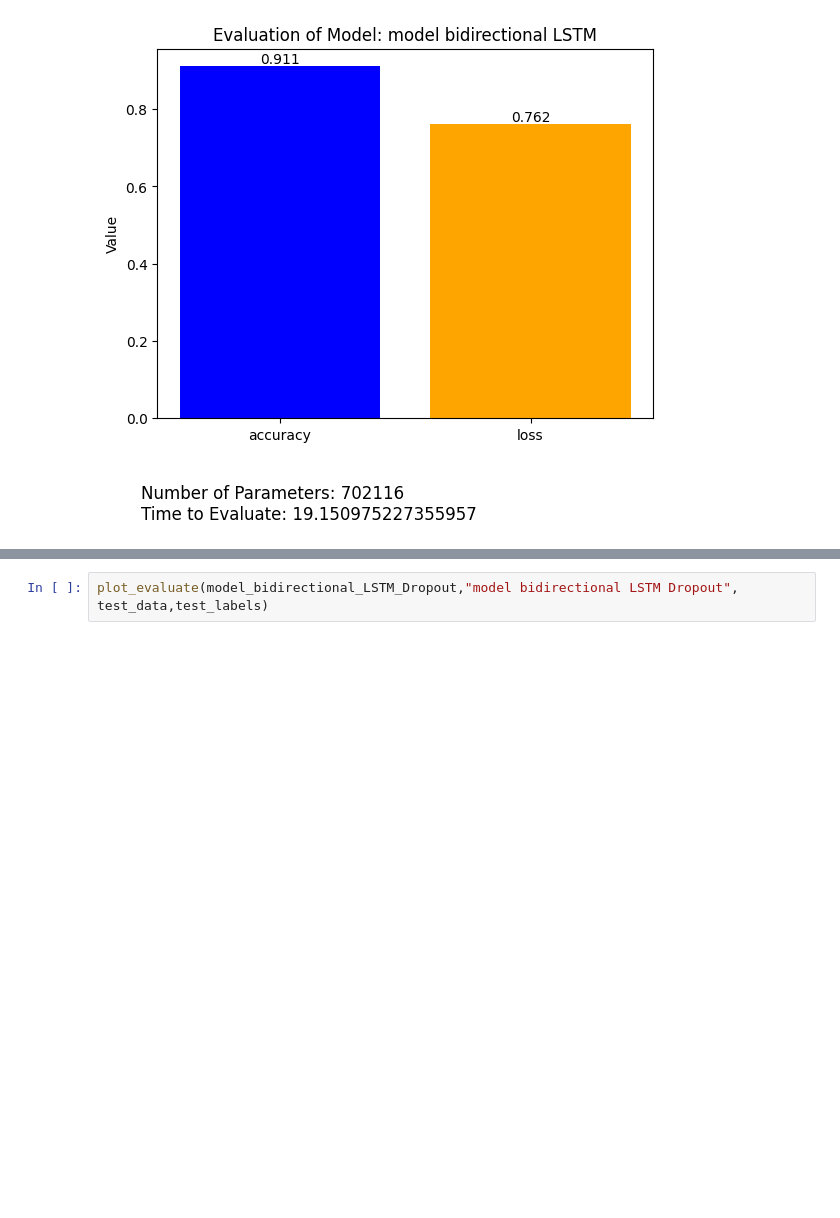
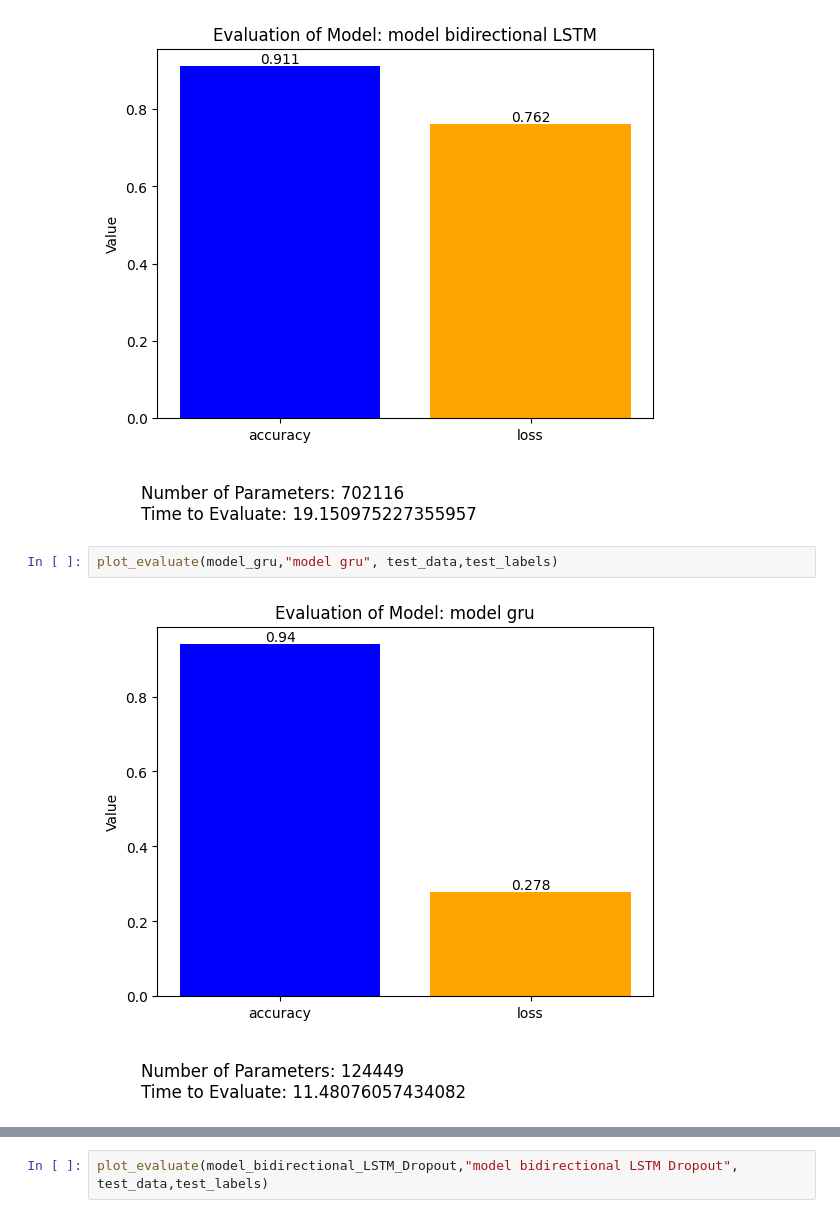
Before and after one commit to Enzo-hmdy/Secu_IOT_UQAC2, a Jupyter notebook: cleaning.ipynb, the cells around one changed output, grey strips where cells are left out. Cells and saved outputs as stored; diff of their text form; blank space fills up the shorter version.

```diff
--- a/cleaning.ipynb
+++ b/cleaning.ipynb
@@ -1204,3 +1233,7 @@ plot_evaluate(model_cnn_lstm_stacked,"model cnn lstm stacked", test_data,test_la
 plot_evaluate(model_bidirectional_LSTM,"model bidirectional LSTM", test_data,test_labels)
 # %% [output]
 [figure]
+# %%
+plot_evaluate(model_gru,"model gru", test_data,test_labels)
+# %% [output]
+[figure, added]
```
Also changed, not shown: parts of 20 cells of this notebook, 2 other files.
